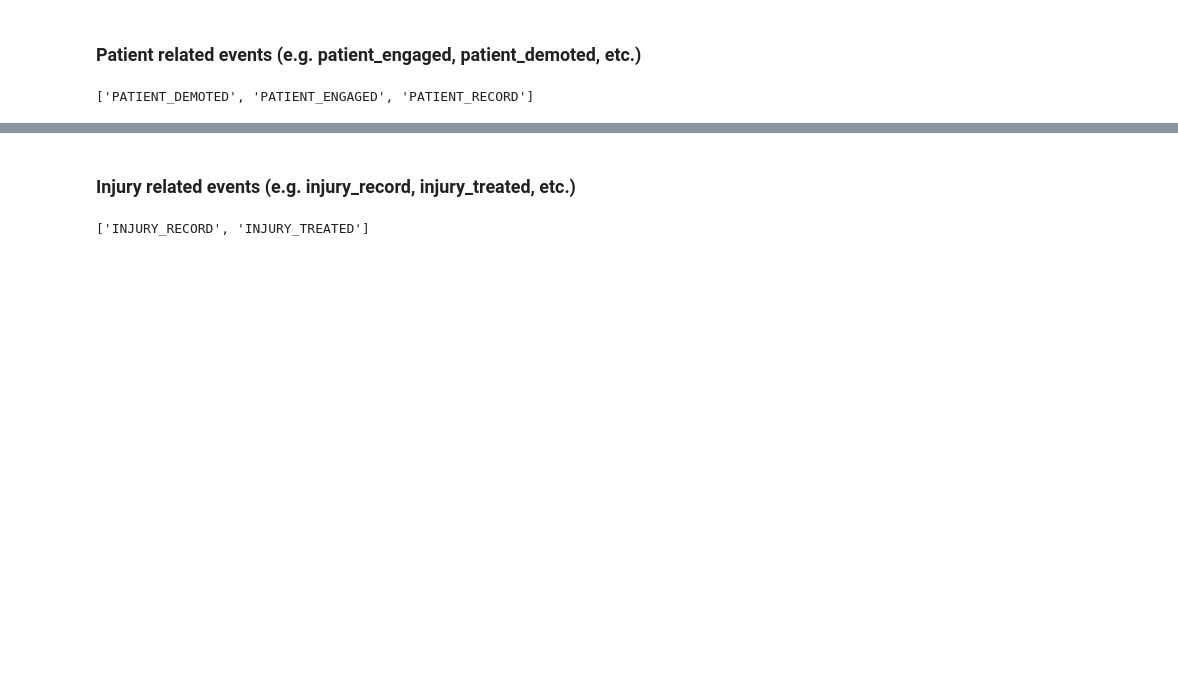
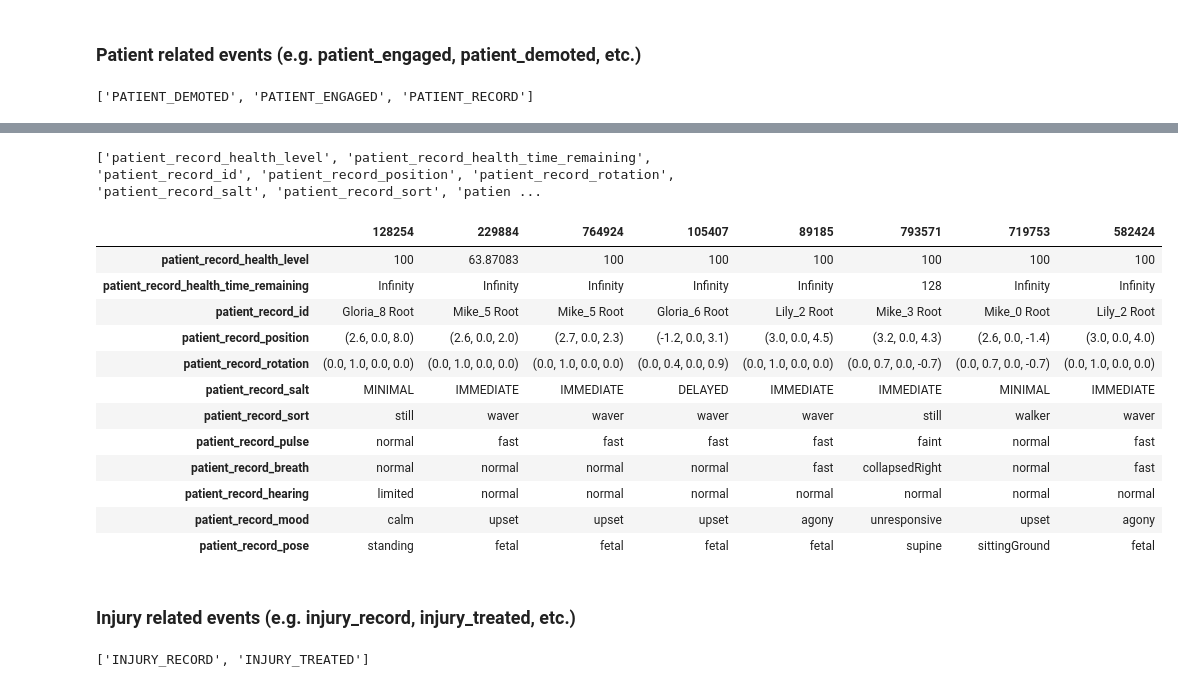
Before and after one commit to dbabbitt/itm-analysis-reporting-1, a Jupyter notebook: maintenance/How to Use the Data.ipynb, the cells around one changed output, grey strips where cells are left out. Drawn from its saved outputs; the diff is of its cells as text; code cells hidden in the pictures; blank space fills up the shorter version.

```diff
--- a/maintenance/How to Use the Data.ipynb
+++ b/maintenance/How to Use the Data.ipynb
@@ -109,3 +206,26 @@ sorted(patient_sort_set)
+# %%
+
+mask_series = frvrs_logs_df.columns.map(lambda x: str(x).startswith('patient_record_'))
+columns_list = frvrs_logs_df.columns[mask_series].tolist()
+print(columns_list)
+mask_series = False
+for cn in columns_list: mask_series |= ~frvrs_logs_df[cn].isnull()
+frvrs_logs_df[mask_series][columns_list].sample(8).dropna(axis='columns', how='all').T
+# %% [output]
+['patient_record_health_level', 'patient_record_health_time_remaining', 'patient_record_id', 'patient_record_position', 'patient_record_rotation', 'patient_record_salt', 'patient_record_sort', 'patien ...
+|  | 128254 | 229884 | 764924 | 105407 | 89185 | 793571 | 719753 | 582424 |
+| patient_record_health_level | 100 | 63.87083 | 100 | 100 | 100 | 100 | 100 | 100 |
+| patient_record_health_time_remaining | Infinity | Infinity | Infinity | Infinity | Infinity | 128 | Infinity | Infinity |
+| patient_record_id | Gloria_8 Root | Mike_5 Root | Mike_5 Root | Gloria_6 Root | Lily_2 Root | Mike_3 Root | Mike_0 Root | Lily_2 Root |
+| patient_record_position | (2.6, 0.0, 8.0) | (2.6, 0.0, 2.0) | (2.7, 0.0, 2.3) | (-1.2, 0.0, 3.1) | (3.0, 0.0, 4.5) | (3.2, 0.0, 4.3) | (2.6, 0.0, -1.4) | (3.0, 0.0, 4.0) |
+| patient_record_rotation | (0.0, 1.0, 0.0, 0.0) | (0.0, 1.0, 0.0, 0.0) | (0.0, 1.0, 0.0, 0.0) | (0.0, 0.4, 0.0, 0.9) | (0.0, 1.0, 0.0, 0.0) | (0.0, 0.7, 0.0, -0.7) | (0.0, 0.7, 0.0, -0.7) | (0.0, 1.0, 0.0, 0.0) |
+| patient_record_salt | MINIMAL | IMMEDIATE | IMMEDIATE | DELAYED | IMMEDIATE | IMMEDIATE | MINIMAL | IMMEDIATE |
+| patient_record_sort | still | waver | waver | waver | waver | still | walker | waver |
+| patient_record_pulse | normal | fast | fast | fast | fast | faint | normal | fast |
+| patient_record_breath | normal | normal | normal | normal | fast | collapsedRight | normal | fast |
+| patient_record_hearing | limited | normal | normal | normal | normal | normal | normal | normal |
+| patient_record_mood | calm | upset | upset | upset | agony | unresponsive | upset | agony |
+| patient_record_pose | standing | fetal | fetal | fetal | fetal | supine | sittingGround | fetal |
 # %% [markdown]
 
 ### Injury related events (e.g. injury_record, injury_treated, etc.)
```
Also changed, not shown: parts of 86 cells of this notebook, 4 other files.
